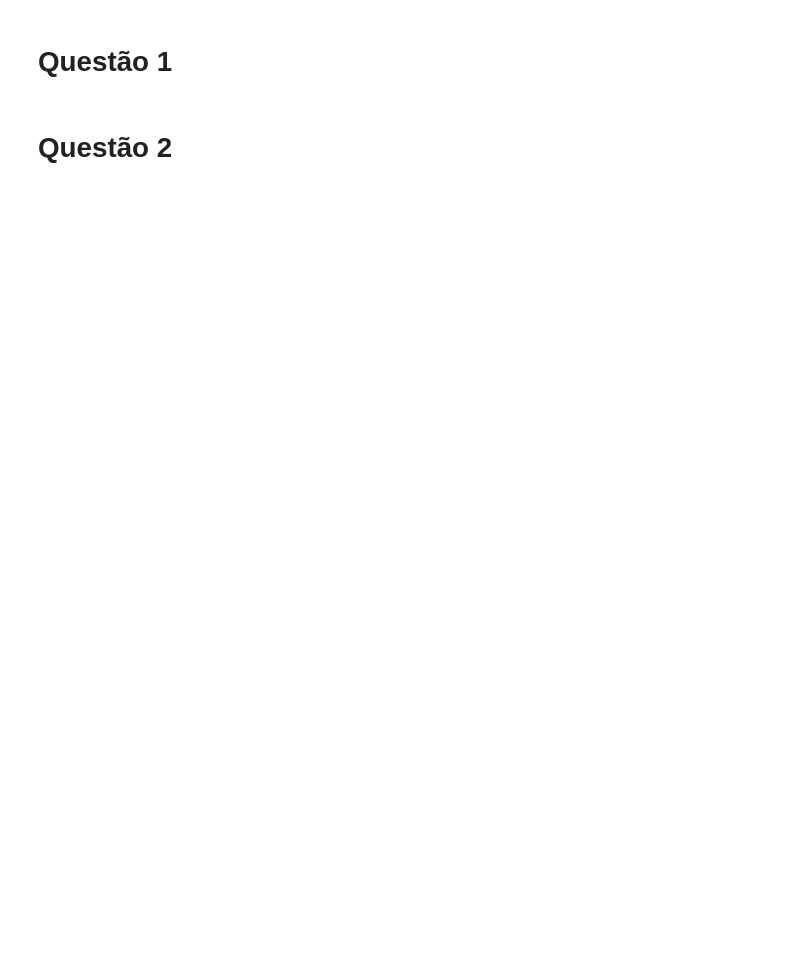
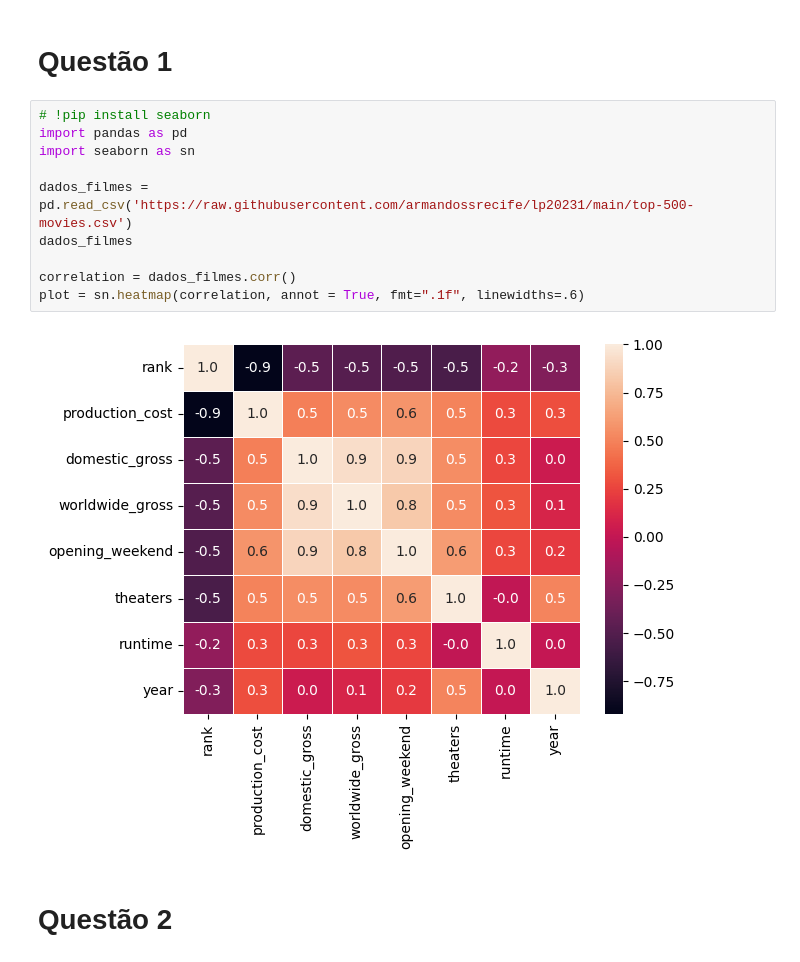
Before and after one commit to focarica/shareUfpi, a Jupyter notebook: Laboratorio/Laboratório_de_Programação_2a_Avaliação.ipynb, the cells around one changed output. Saved outputs shown, nothing was run; the diff lists cells and outputs as text; blank space fills up the shorter version.

```diff
--- a/Laboratorio/Laboratório_de_Programação_2a_Avaliação.ipynb
+++ b/Laboratorio/Laboratório_de_Programação_2a_Avaliação.ipynb
@@ -2,5 +2,17 @@
 <a href="https://colab.research.google.com/github/focarica/shareUfpi/blob/main/Laborat%C3%B3rio_de_Programa%C3%A7%C3%A3o_2a_Avalia%C3%A7%C3%A3o.ipynb" target="_parent"><img src="https://colab.research.google.com/assets/colab-badge.svg" alt="Open In Colab"/></a>
 # %% [markdown]
 # **Questão 1**
+# %%
+# !pip install seaborn
+import pandas as pd
+import seaborn as sn
+
+dados_filmes = pd.read_csv('https://raw.githubusercontent.com/armandossrecife/lp20231/main/top-500-movies.csv')
+dados_filmes
+
+correlation = dados_filmes.corr()
+plot = sn.heatmap(correlation, annot = True, fmt=".1f", linewidths=.6)
+# %% [output]
+[figure, added]
 # %% [markdown]
 # **Questão 2**
```
Also changed, not shown: parts of 3 cells of this notebook.
